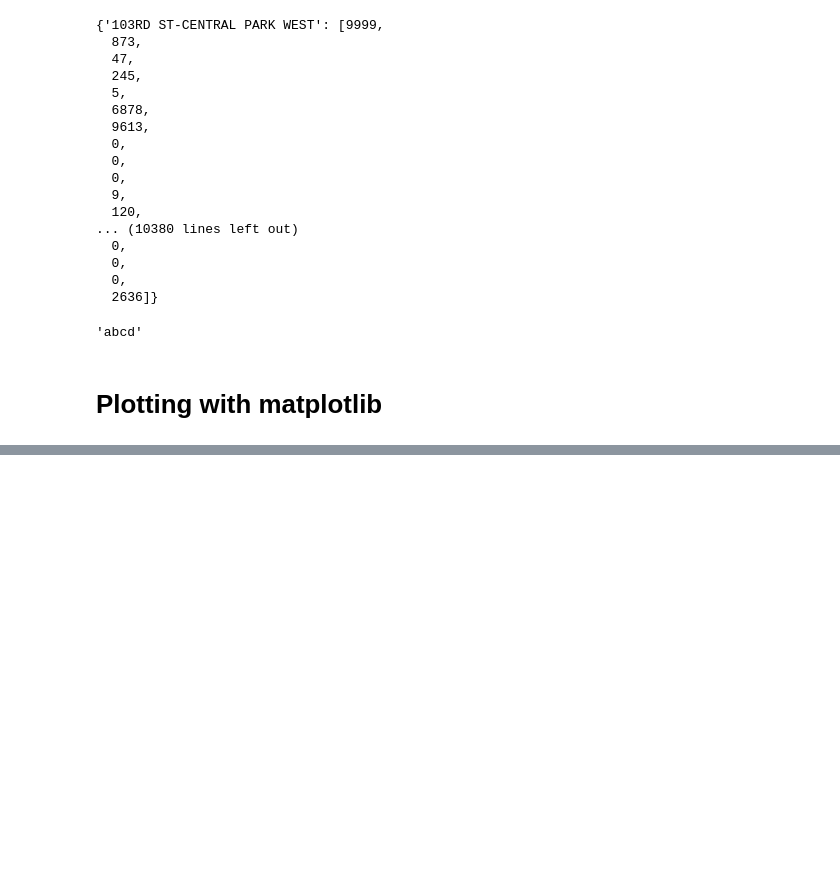
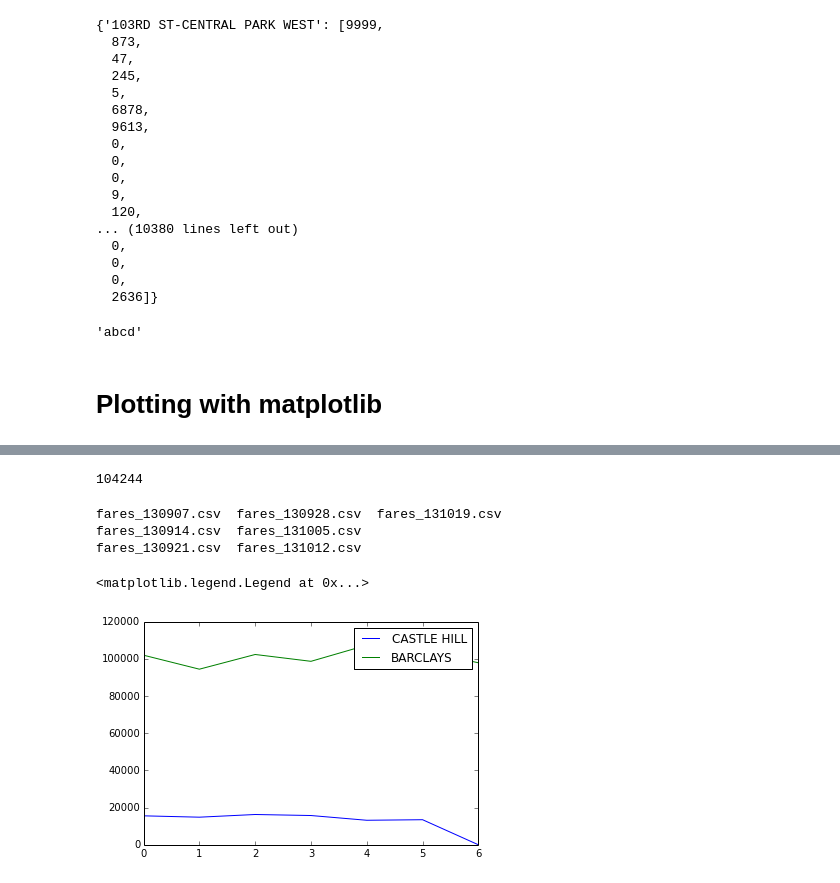
Before and after one commit to dakoop/swc-subway, a Jupyter notebook: subway.ipynb, the cells around one changed output, grey strips where cells are left out. Saved outputs shown, nothing was run; the diff lists cells and outputs as text; code cells hidden in the pictures; blank space fills up the shorter version.

```diff
--- a/subway.ipynb
+++ b/subway.ipynb
@@ -253,0 +306,9 @@ def get_station_full_fares(filename, station):
+# %%
+import operator
+station_diff = []
+for station, fares_oct19 in oct19_data.iteritems():
+    fares_oct12 = oct12_data[station]
+    x = fares_oct12[0]
+    y = fares_oct19[0]
+    station_diff.append((station, x-y))
+sorted(station_diff, key=operator.itemgetter(1))
@@ -253,0 +333,32 @@ def get_station_full_fares(filename, station):
+# %%
+def get_station_full_fares(filename, station):
+    fare_dict = read_subway_data(filename)
+    return fare_dict[station][0]
+# %%
+get_station_full_fares('fares_131012.csv', 'BARCLAYS CENTER')
+# %% [output]
+104244
+# %%
+ls fares*
+# %% [output]
+fares_130907.csv  fares_130928.csv  fares_131019.csv
+fares_130914.csv  fares_131005.csv
+fares_130921.csv  fares_131012.csv
+# %%
+import glob
+filenames = glob.glob("fares*")
+y_data = []
+y_data_2 = []
+for filename in filenames:
+    y_data.append(get_station_full_fares(filename, \
+                                         "CASTLE HILL AVENUE"))
+    y_data_2.append(get_station_full_fares(filename, \
+                                         "BARCLAYS CENTER"))
+pyplot.hold(True)
+pyplot.plot(range(len(y_data)), y_data)
+pyplot.plot(range(len(y_data_2)), y_data_2)
+# pyplot.title("Castle Hill Avenue FF (Sept. 7 - Oct. 19)")
+pyplot.legend(["CASTLE HILL", "BARCLAYS"])
+# %% [output]
+<matplotlib.legend.Legend at 0x...>
+[figure, added]
```
Also changed, not shown: parts of 7 cells of this notebook.
